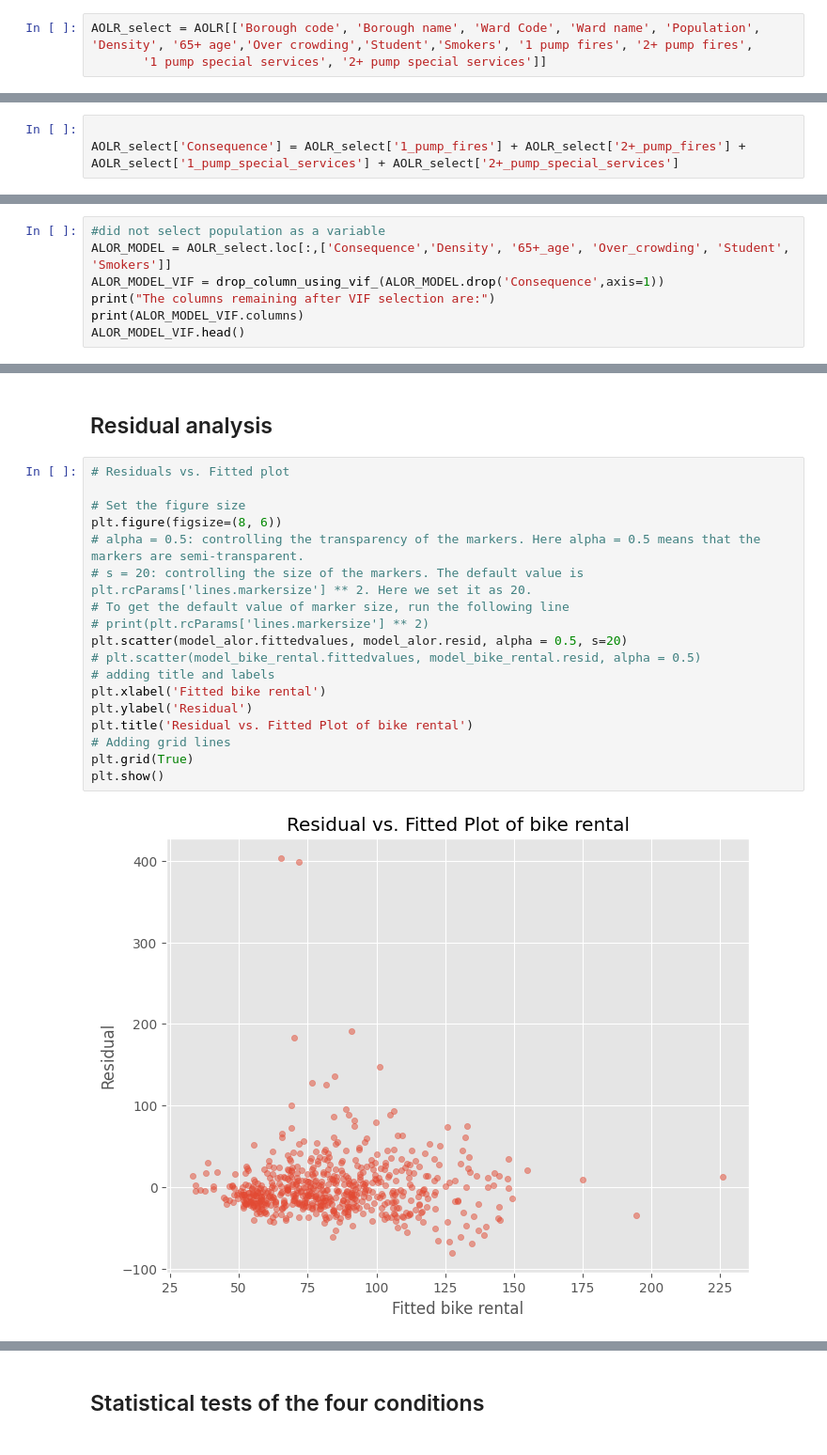
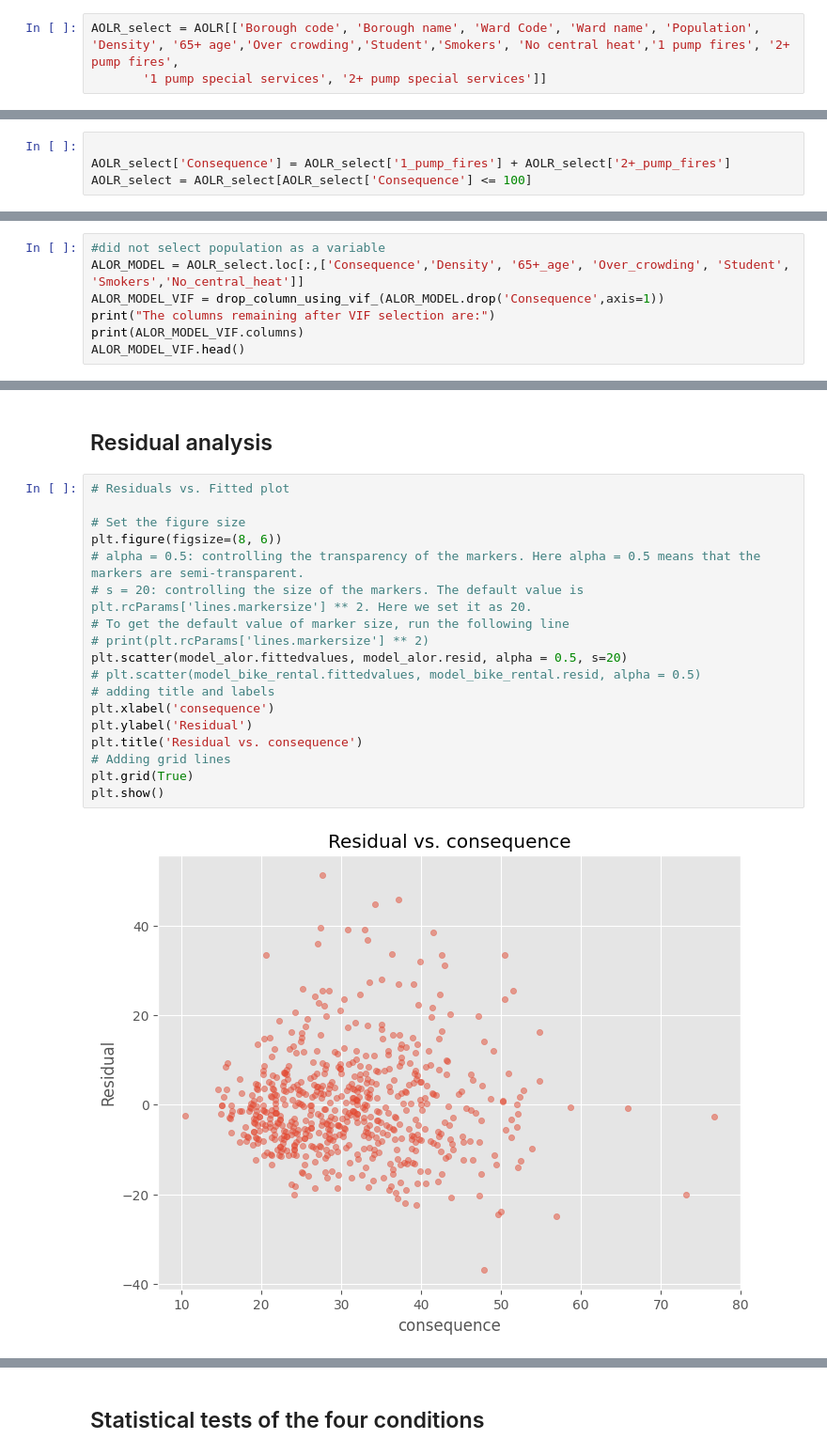
Before and after one commit to zzzzzoy/QM_groupwork, a Jupyter notebook: groupwork_code.ipynb, the cells around one changed output, grey strips where cells are left out. Shown at 94% size. Cells and saved outputs as stored; diff of their text form.

```diff
--- a/groupwork_code.ipynb
+++ b/groupwork_code.ipynb
@@ -122,7 +122,7 @@ AOLR.head()
 # %%
 AOLR = AOLR.dropna()
 # %%
-AOLR_select = AOLR[['Borough code', 'Borough name', 'Ward Code', 'Ward name', 'Population', 'Density', '65+ age','Over crowding','Student','Smokers', '1 pump fires', '2+ pump fires',
+AOLR_select = AOLR[['Borough code', 'Borough name', 'Ward Code', 'Ward name', 'Population', 'Density', '65+ age','Over crowding','Student','Smokers', 'No central heat','1 pump fires', '2+ pump fires',
        '1 pump special services', '2+ pump special services']]
 # %%
 AOLR_select.rename(columns=lambda x: x.replace(' ', '_'), inplace=True)
@@ -139,7 +139,8 @@ Index(['Borough_code', 'Borough_name', 'Ward_Code', 'Ward_name', 'Population',
       dtype='object')
 # %%
 
-AOLR_select['Consequence'] = AOLR_select['1_pump_fires'] + AOLR_select['2+_pump_fires'] + AOLR_select['1_pump_special_services'] + AOLR_select['2+_pump_special_services']
+AOLR_select['Consequence'] = AOLR_select['1_pump_fires'] + AOLR_select['2+_pump_fires']
+AOLR_select = AOLR_select[AOLR_select['Consequence'] <= 100]
 # %% [output]
 A value is trying to be set on a copy of a slice from a DataFrame.
 Try using .loc[row_indexer,col_indexer] = value instead
@@ -212,7 +213,7 @@ def drop_column_using_vif_(df, thresh=5):
     return df
 # %%
 #did not select population as a variable
-ALOR_MODEL = AOLR_select.loc[:,['Consequence','Density', '65+_age', 'Over_crowding', 'Student', 'Smokers']]
+ALOR_MODEL = AOLR_select.loc[:,['Consequence','Density', '65+_age', 'Over_crowding', 'Student', 'Smokers','No_central_heat']]
 ALOR_MODEL_VIF = drop_column_using_vif_(ALOR_MODEL.drop('Consequence',axis=1))
 print("The columns remaining after VIF selection are:")
 print(ALOR_MODEL_VIF.columns)
@@ -266,23 +270,23 @@ The coefficient for "Smokers" is 0.0317, and the p-value is very small, indicati
 # %%
 # Residuals vs. Fitted plot
 
 # Set the figure size
 plt.figure(figsize=(8, 6))
 # alpha = 0.5: controlling the transparency of the markers. Here alpha = 0.5 means that the markers are semi-transparent.
 # s = 20: controlling the size of the markers. The default value is plt.rcParams['lines.markersize'] ** 2. Here we set it as 20.
 # To get the default value of marker size, run the following line
 # print(plt.rcParams['lines.markersize'] ** 2)
 plt.scatter(model_alor.fittedvalues, model_alor.resid, alpha = 0.5, s=20)
 # plt.scatter(model_bike_rental.fittedvalues, model_bike_rental.resid, alpha = 0.5)
 # adding title and labels
-plt.xlabel('Fitted bike rental')
+plt.xlabel('consequence')
 plt.ylabel('Residual')
-plt.title('Residual vs. Fitted Plot of bike rental')
+plt.title('Residual vs. consequence')
 # Adding grid lines
 plt.grid(True)
 plt.show()
 # %% [output]
-[figure, old version]
+[figure, new version]
 # %%
 # Histogram of residuals
 
```
Also changed, not shown: parts of 16 cells of this notebook, 1 other file.
